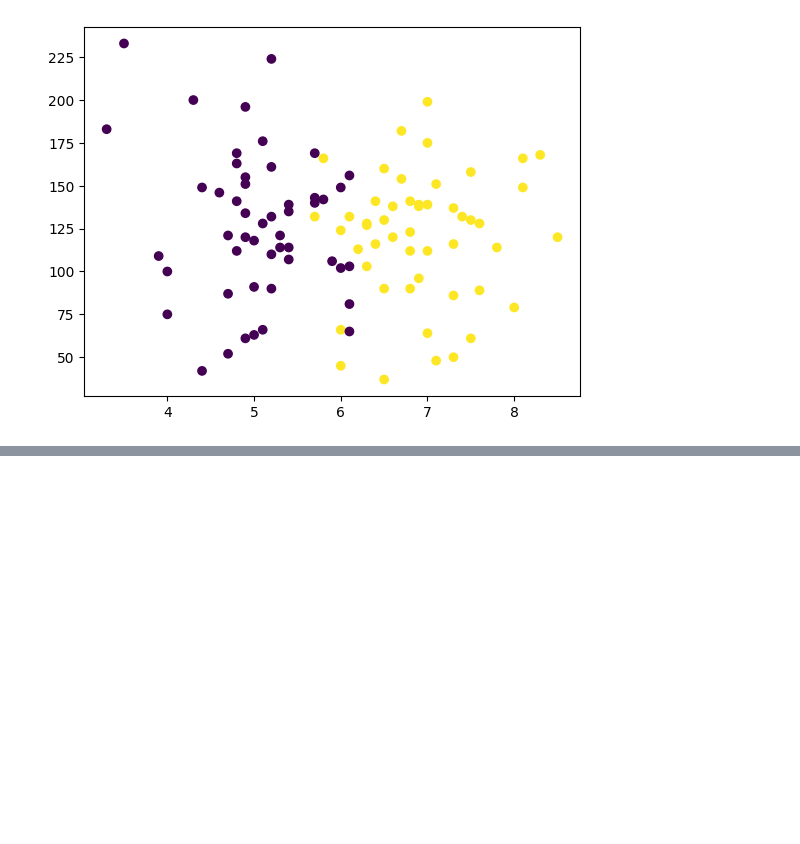
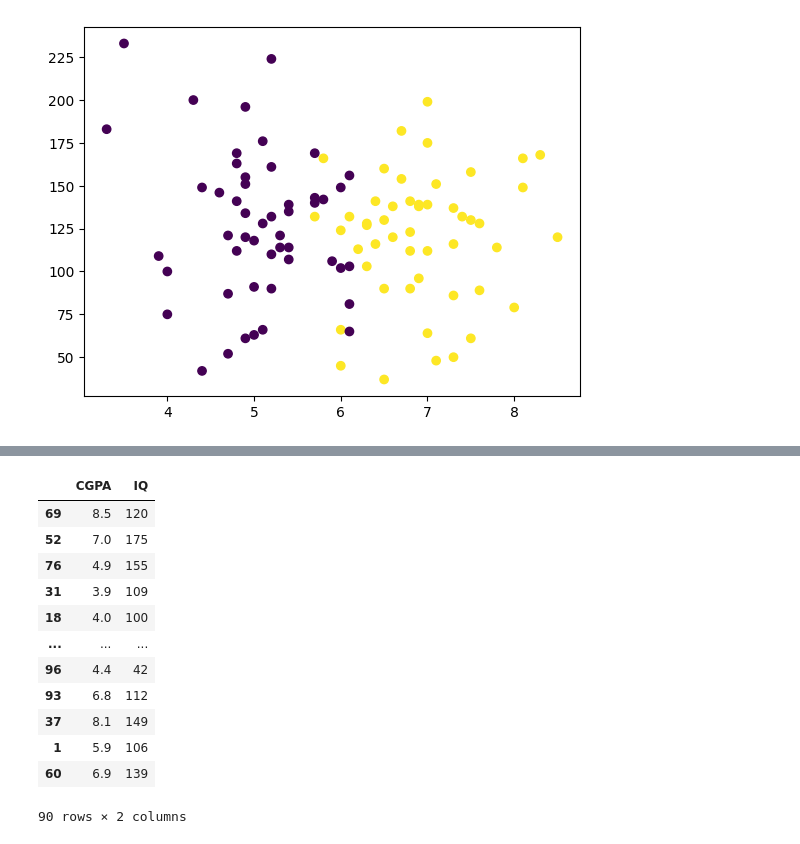
Before and after one commit to naimNB/100-days-of-machine-learning, a Jupyter notebook: day_2.ipynb, the cells around one changed output, grey strips where cells are left out. Drawn from its saved outputs; the diff is of its cells as text; code cells hidden in the pictures; blank space fills up the shorter version.

```diff
--- a/day_2.ipynb
+++ b/day_2.ipynb
@@ -74,0 +109,20 @@ plt.scatter(df['CGPA'], df['IQ'], c=df['Placement'])
+# %%
+from sklearn.model_selection import train_test_split
+
+x_train, x_test, y_train, y_test = train_test_split(x, y, test_size=0.1)
+# %%
+x_train
+# %% [output]
+|  | CGPA | IQ |
+| 69 | 8.5 | 120 |
+| 52 | 7.0 | 175 |
+| 76 | 4.9 | 155 |
+| 31 | 3.9 | 109 |
+| 18 | 4.0 | 100 |
+| ... | ... | ... |
+| 96 | 4.4 | 42 |
+| 93 | 6.8 | 112 |
+| 37 | 8.1 | 149 |
+| 1 | 5.9 | 106 |
+| 60 | 6.9 | 139 |
+90 rows × 2 columns
```
Also changed, not shown: parts of 19 cells of this notebook, 1 other file.
